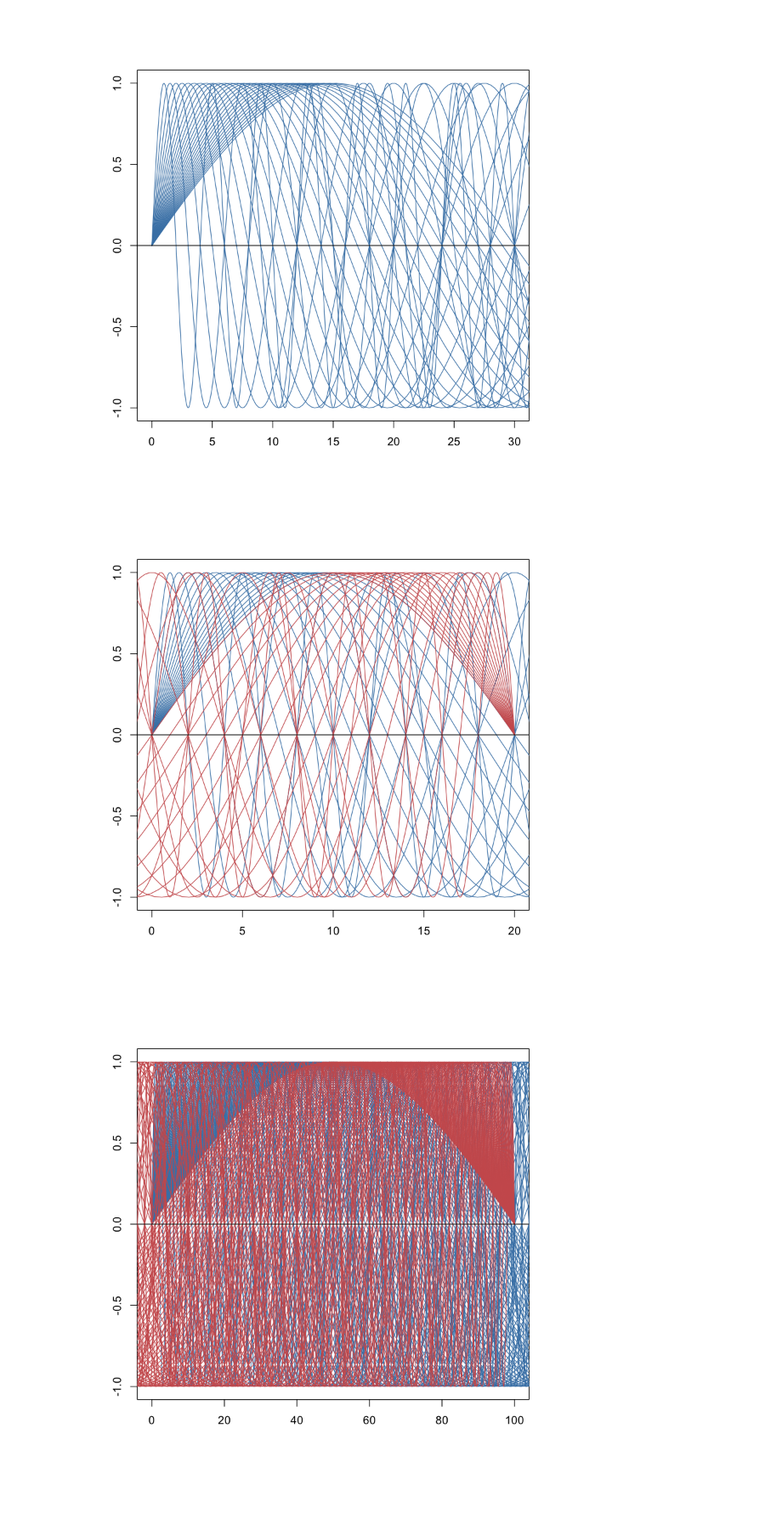
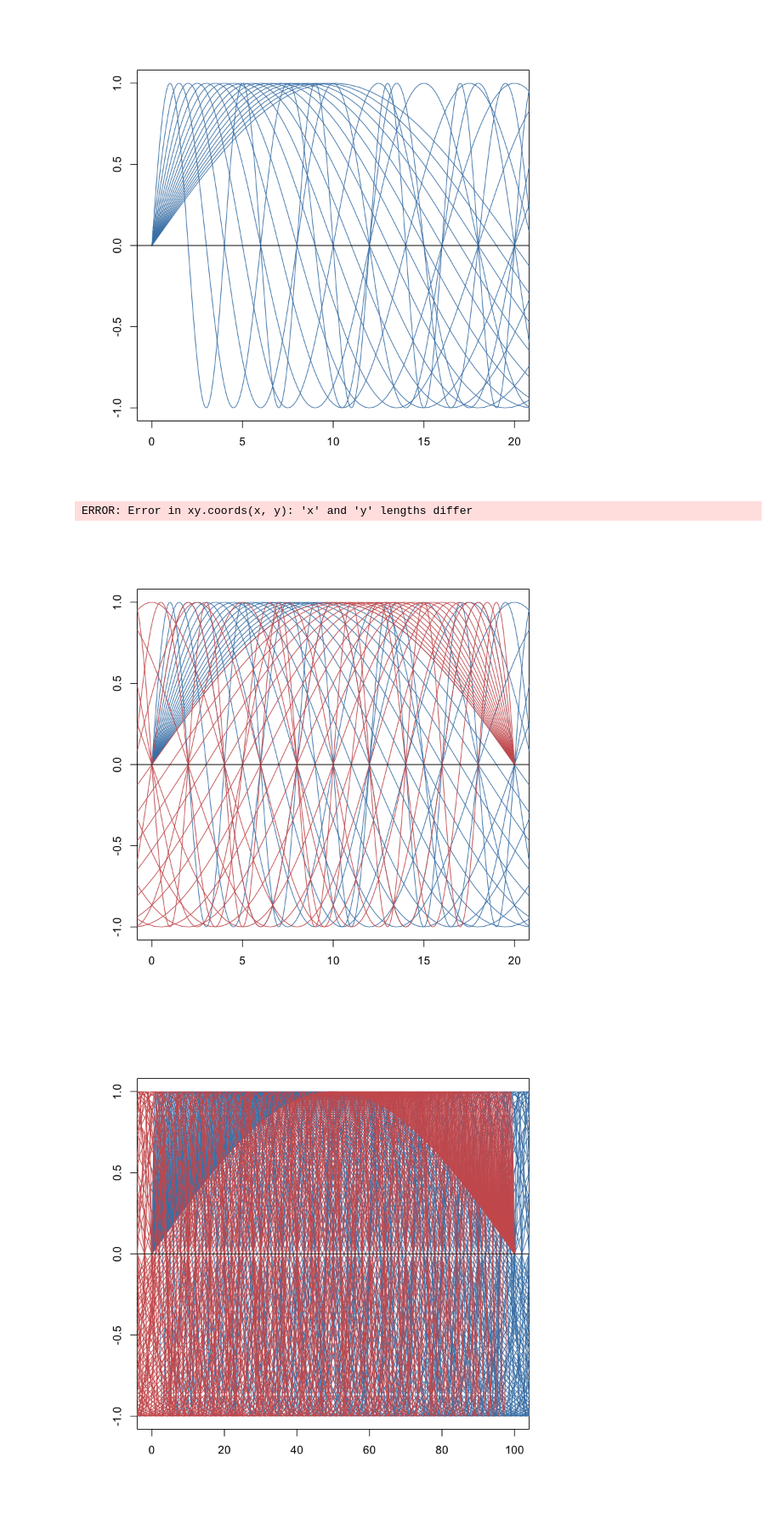
Before and after one commit to cc2qe/prime, a Jupyter notebook: waves.ipynb, the cells around one changed output. Shown at 85% size. Cells and saved outputs as stored; diff of their text form; code cells hidden in the pictures.

```diff
--- a/waves.ipynb
+++ b/waves.ipynb
@@ -3,19 +3,19 @@ x <- seq(0,100*pi,0.1)
 # %%
 mypal <- c('steelblue', 'indianred')
 # %%
-max <- 30
+max <- 20
 
 # plot(x/(pi/2), sin(x), xlim=c(0,max), type='l', col=mypal[1])
 # points(x/(pi/1), sin(x), xlim=c(0,max), type='l', col=mypal[1])
 plot(1, xlim=c(0,max), ylim=c(-1,1), type='n', xlab='', ylab='')
 
 for (i in 2:max) {
     points(x/(pi/i), sin(x), xlim=c(0,max), type='l', col=mypal[1])
 }
 
 abline(h=0)
 # %% [output]
-[figure, old version]
+[figure, new version]
 # %%
 max <- 20
 
@@ -31,9 +31,13 @@ for (i in max:2) {
     points(max - x/(pi/i), sin(x), xlim=c(0,max), type='l', col=mypal[2])
 }
 
+abline(h=0)
 
-abline(h=0)
+# goldbach pairs
+g <- c(3,13,17,27)
+points(c(3,13,17,27), 0)
 # %% [output]
+ERROR: Error in xy.coords(x, y): 'x' and 'y' lengths differ
 [figure]
 # %%
 max <- 100
```
